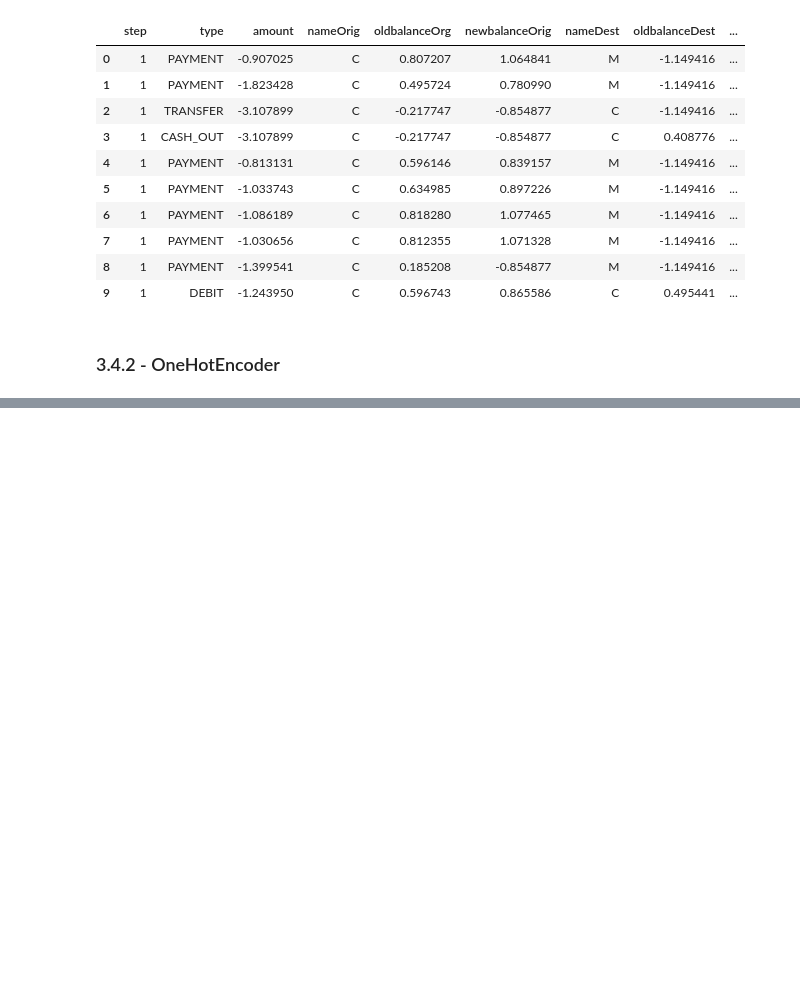
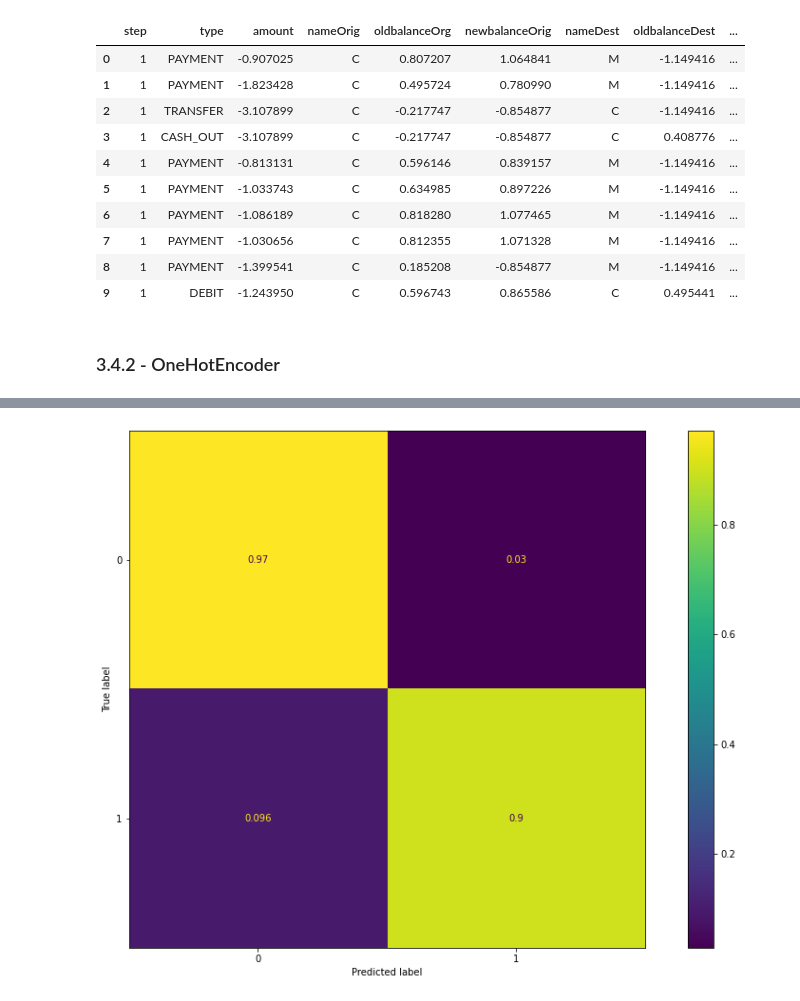
Before and after one commit to henriquemoc/Fraud-Classification, a Jupyter notebook: fraude.ipynb, the cells around one changed output, grey strips where cells are left out. Drawn from its saved outputs; the diff is of its cells as text; code cells hidden in the pictures; blank space fills up the shorter version.

```diff
--- a/fraude.ipynb
+++ b/fraude.ipynb
@@ -720,0 +879,5 @@ print(x_teste.shape)
+# %%
+plot_confusion_matrix(lr, x_teste, y_teste, normalize='true')
+plt.show()
+# %% [output]
+[figure, added]
```
Also changed, not shown: parts of 28 cells of this notebook.
